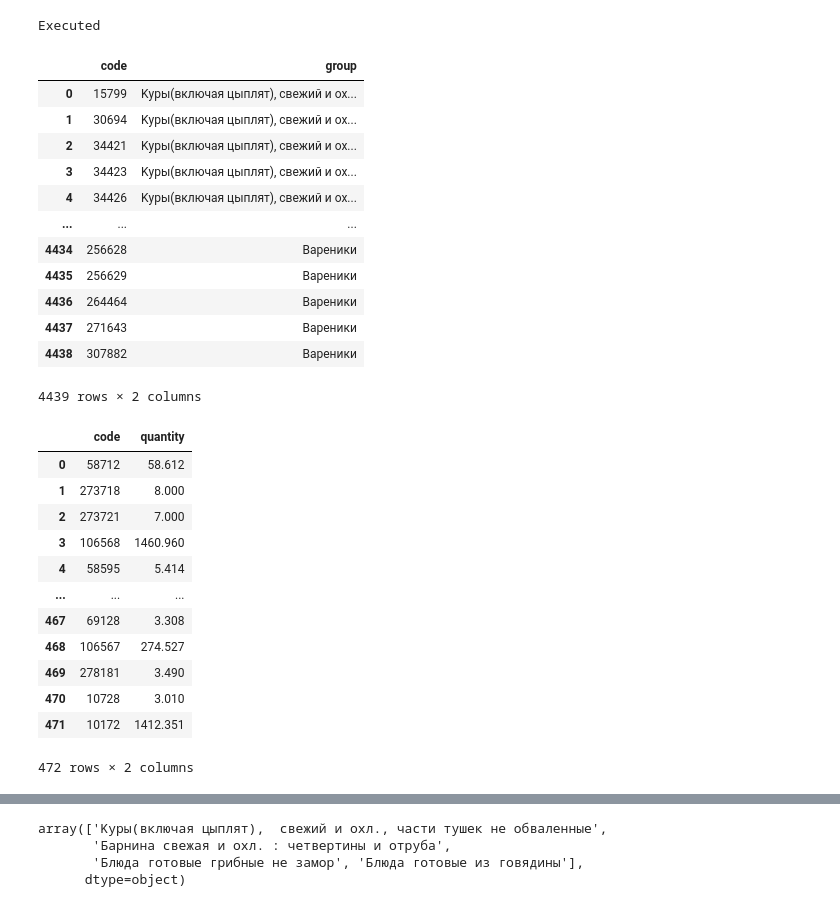
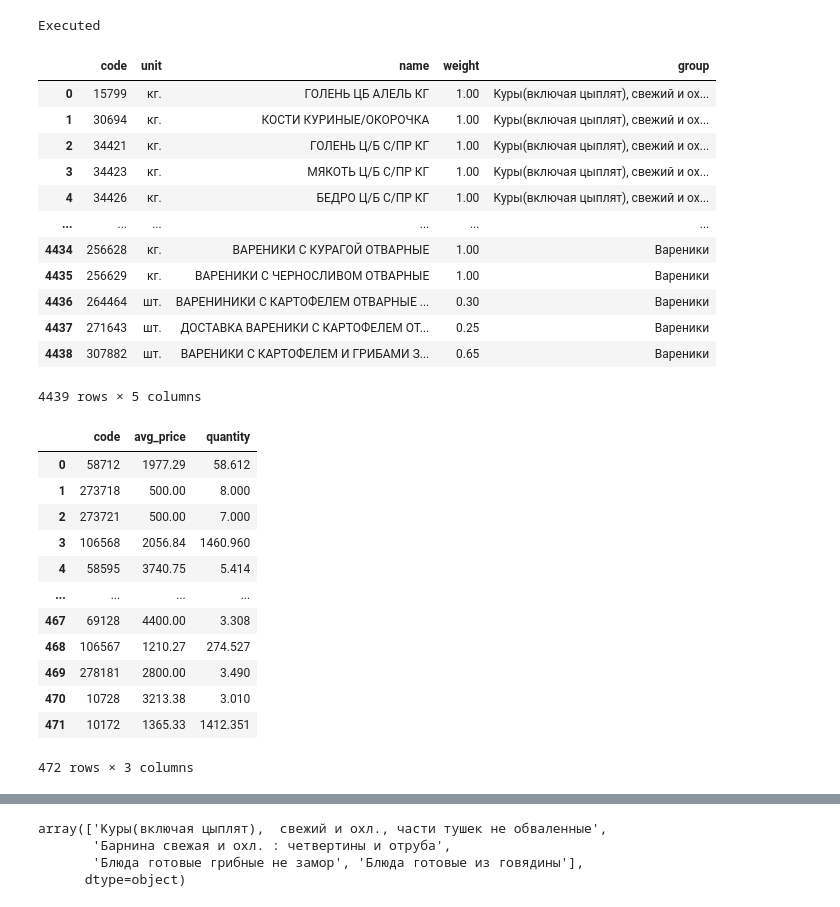
Before and after one commit to OPELsinus/robot-1p, a Jupyter notebook: 1p.ipynb, the cells around one changed output, grey strips where cells are left out. Saved outputs shown, nothing was run; the diff lists cells and outputs as text; code cells hidden in the pictures.

```diff
--- a/1p.ipynb
+++ b/1p.ipynb
@@ -82,38 +87,38 @@ conn.close()
 Executed
 # %%
 df_wnodes = pd.read_csv('single.csv', delimiter=';', header=None, encoding='windows-1251')
-df_wnodes.columns = ['code', 'group']
+df_wnodes.columns = ['code', 'unit', 'name', 'weight', 'group']
 df_wnodes
 # %% [output]
-|  | code | group |
-| 0 | 15799 | Kуры(включая цыплят), свежий и ох... |
-| 1 | 30694 | Kуры(включая цыплят), свежий и ох... |
-| 2 | 34421 | Kуры(включая цыплят), свежий и ох... |
-| 3 | 34423 | Kуры(включая цыплят), свежий и ох... |
-| 4 | 34426 | Kуры(включая цыплят), свежий и ох... |
-| ... | ... | ... |
-| 4434 | 256628 | Вареники |
-| 4435 | 256629 | Вареники |
-| 4436 | 264464 | Вареники |
-| 4437 | 271643 | Вареники |
-| 4438 | 307882 | Вареники |
+|  | code | unit | name | weight | group |
+| 0 | 15799 | кг. | ГОЛЕНЬ ЦБ АЛЕЛЬ КГ | 1.00 | Kуры(включая цыплят), свежий и ох... |
+| 1 | 30694 | кг. | КОСТИ КУРИНЫЕ/ОКОРОЧКА | 1.00 | Kуры(включая цыплят), свежий и ох... |
+| 2 | 34421 | кг. | ГОЛЕНЬ Ц/Б С/ПР КГ | 1.00 | Kуры(включая цыплят), свежий и ох... |
+| 3 | 34423 | кг. | МЯКОТЬ Ц/Б С/ПР КГ | 1.00 | Kуры(включая цыплят), свежий и ох... |
+| 4 | 34426 | кг. | БЕДРО Ц/Б С/ПР КГ | 1.00 | Kуры(включая цыплят), свежий и ох... |
+| ... | ... | ... | ... | ... | ... |
+| 4434 | 256628 | кг. | ВАРЕНИКИ С КУРАГОЙ ОТВАРНЫЕ | 1.00 | Вареники |
+| 4435 | 256629 | кг. | ВАРЕНИКИ С ЧЕРНОСЛИВОМ ОТВАРНЫЕ | 1.00 | Вареники |
+| 4436 | 264464 | шт. | ВАРЕНИНИКИ С КАРТОФЕЛЕМ ОТВАРНЫЕ ... | 0.30 | Вареники |
+| 4437 | 271643 | шт. | ДОСТАВКА ВАРЕНИКИ С КАРТОФЕЛЕМ ОТ... | 0.25 | Вареники |
+| 4438 | 307882 | шт. | ВАРЕНИКИ С КАРТОФЕЛЕМ И ГРИБАМИ З... | 0.65 | Вареники |
-4439 rows × 2 columns
+4439 rows × 5 columns
 # %%
-df.columns = ['code', 'quantity']
+df.columns = ['code', 'avg_price', 'quantity']
 df
 # %% [output]
-|  | code | quantity |
-| 0 | 58712 | 58.612 |
-| 1 | 273718 | 8.000 |
-| 2 | 273721 | 7.000 |
-| 3 | 106568 | 1460.960 |
-| 4 | 58595 | 5.414 |
-| ... | ... | ... |
-| 467 | 69128 | 3.308 |
-| 468 | 106567 | 274.527 |
-| 469 | 278181 | 3.490 |
-| 470 | 10728 | 3.010 |
-| 471 | 10172 | 1412.351 |
+|  | code | avg_price | quantity |
+| 0 | 58712 | 1977.29 | 58.612 |
+| 1 | 273718 | 500.00 | 8.000 |
+| 2 | 273721 | 500.00 | 7.000 |
+| 3 | 106568 | 2056.84 | 1460.960 |
+| 4 | 58595 | 3740.75 | 5.414 |
+| ... | ... | ... | ... |
+| 467 | 69128 | 4400.00 | 3.308 |
+| 468 | 106567 | 1210.27 | 274.527 |
+| 469 | 278181 | 2800.00 | 3.490 |
+| 470 | 10728 | 3213.38 | 3.010 |
+| 471 | 10172 | 1365.33 | 1412.351 |
-472 rows × 2 columns
+472 rows × 3 columns
 # %%
 df_wnodes['code'] = df_wnodes['code'].astype('str')
```
Also changed, not shown: parts of 30 cells of this notebook, 1 other file.
